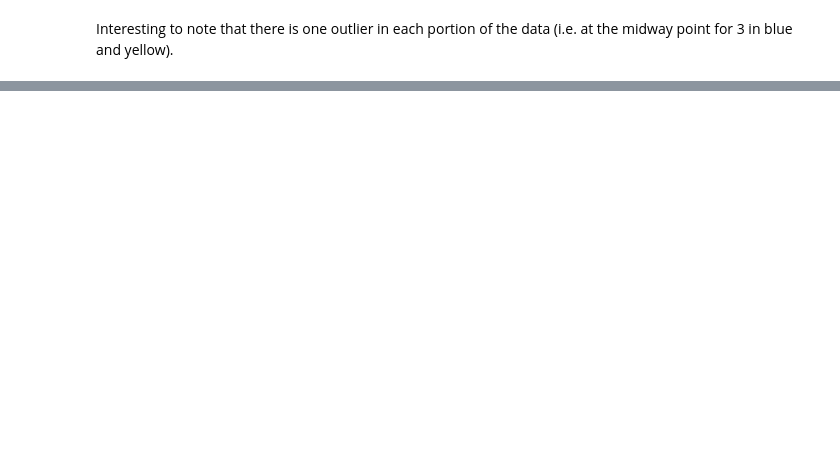
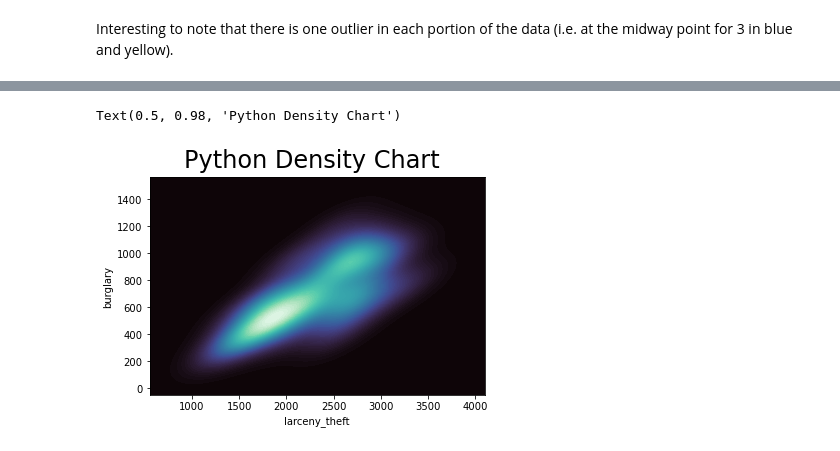
Before and after one commit to joshgreenert/Python-Projects, a Jupyter notebook: Data Presentation and Visualization/Week_7_8/Assignment_7_8_JGreenert.ipynb, the cells around one changed output, grey strips where cells are left out. Saved outputs shown, nothing was run; the diff lists cells and outputs as text; code cells hidden in the pictures; blank space fills up the shorter version.

```diff
--- a/Data Presentation and Visualization/Week_7_8/Assignment_7_8_JGreenert.ipynb
+++ b/Data Presentation and Visualization/Week_7_8/Assignment_7_8_JGreenert.ipynb
@@ -53,0 +54,8 @@ plot.show()
+# %%
+# Other charts.
+fig = sns.kdeplot(x =df_crimerates['larceny_theft'], y =df_crimerates['burglary'], fill=True, thresh=0, levels=100, cmap="mako")
+
+fig.figure.suptitle("Python Density Chart", fontsize = 24)
+# %% [output]
+Text(0.5, 0.98, 'Python Density Chart')
+[figure, added]
```
Also changed, not shown: parts of 3 cells of this notebook, 1 other file.
